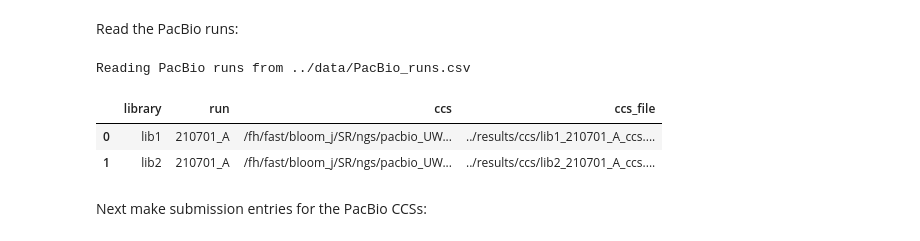
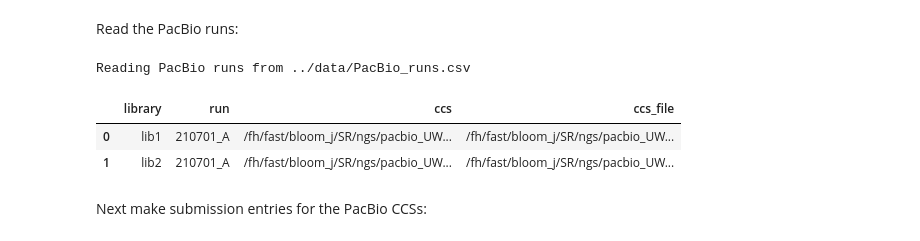
Before and after one commit to jbloomlab/SARS-CoV-2-RBD_B.1.351, a Jupyter notebook: SRA_upload/upload_to_SRA.ipynb, the cells around one changed output. Drawn from its saved outputs; the diff is of its cells as text; code cells hidden in the pictures.

```diff
--- a/SRA_upload/upload_to_SRA.ipynb
+++ b/SRA_upload/upload_to_SRA.ipynb
@@ -36,19 +36,20 @@ Read the PacBio runs:
 # %%
 pacbio_runs_file = os.path.join('../', config['pacbio_runs'])
 
 print(f"Reading PacBio runs from {pacbio_runs_file}")
 
 pacbio_runs = (
     pd.read_csv(pacbio_runs_file)
-    .assign(ccs_file=lambda x: f"../{config['ccs_dir']}/" + x['library'] + '_' + x['run'] + '_ccs.fastq.gz')
+#     .assign(ccs_file=lambda x: f"../{config['ccs_dir']}/" + x['library'] + '_' + x['run'] + '_ccs.fastq.gz')
+    .assign(ccs_file=lambda x: x['ccs'])
     )
 
 pacbio_runs.head()
 # %% [output]
 Reading PacBio runs from ../data/PacBio_runs.csv
 |  | library | run | ccs | ccs_file |
-| 0 | lib1 | 210701_A | /fh/fast/bloom_j/SR/ngs/pacbio_UW... | ../results/ccs/lib1_210701_A_ccs.... |
-| 1 | lib2 | 210701_A | /fh/fast/bloom_j/SR/ngs/pacbio_UW... | ../results/ccs/lib2_210701_A_ccs.... |
+| 0 | lib1 | 210701_A | /fh/fast/bloom_j/SR/ngs/pacbio_UW... | /fh/fast/bloom_j/SR/ngs/pacbio_UW... |
+| 1 | lib2 | 210701_A | /fh/fast/bloom_j/SR/ngs/pacbio_UW... | /fh/fast/bloom_j/SR/ngs/pacbio_UW... |
 # %% [markdown]
 Next make submission entries for the PacBio CCSs:
 # %%
```
Also changed, not shown: parts of 10 cells of this notebook, 3 other files.
